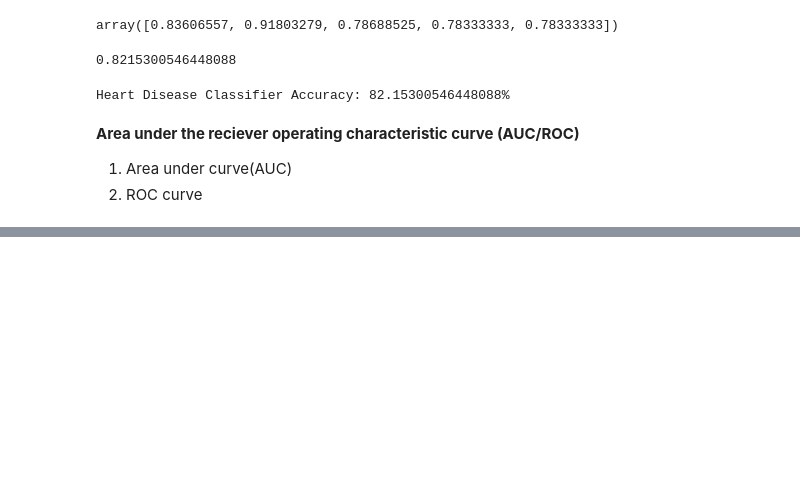
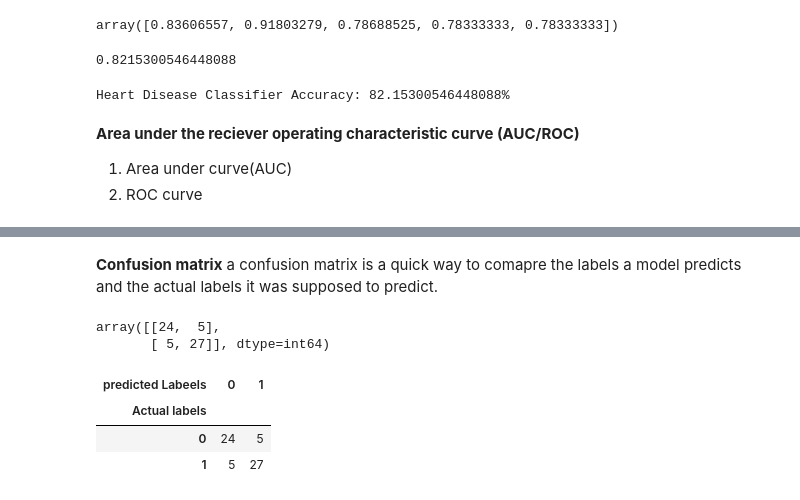
Before and after one commit to InflixOP/Machine-Learning, a Jupyter notebook: ML/introdcution-scikit-learn.ipynb, the cells around one changed output, grey strips where cells are left out. Saved outputs shown, nothing was run; the diff lists cells and outputs as text; code cells hidden in the pictures; blank space fills up the shorter version.

```diff
--- a/ML/introdcution-scikit-learn.ipynb
+++ b/ML/introdcution-scikit-learn.ipynb
@@ -801,0 +780,19 @@ roc_auc_score(y_test,y_test)
+# %% [markdown]
+**Confusion matrix**
+a confusion matrix is a quick way to comapre the labels a model predicts and the actual labels it was
+supposed to predict.
+# %%
+from sklearn.metrics import confusion_matrix
+y_preds=clf.predict(X_test)
+confusion_matrix(y_test,y_preds)
+# %% [output]
+array([[24,  5],
+       [ 5, 27]], dtype=int64)
+# %%
+#visualize confusion matrix with pd.crosstab()
+pd.crosstab(y_test,y_preds,rownames=["Actual labels"],colnames=["predicted Labeels"])
+# %% [output]
+| predicted Labeels | 0 | 1 |
+| Actual labels |  |  |
+| 0 | 24 | 5 |
+| 1 | 5 | 27 |
```
Also changed, not shown: parts of 39 cells of this notebook.
